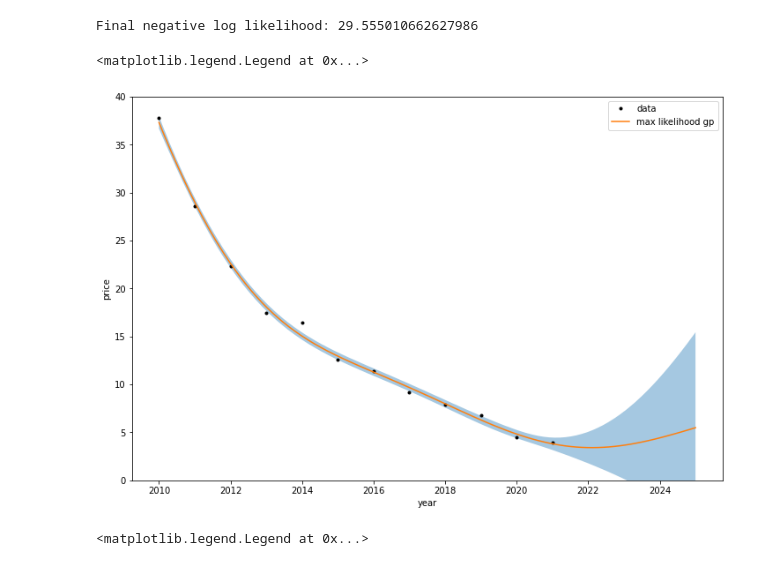
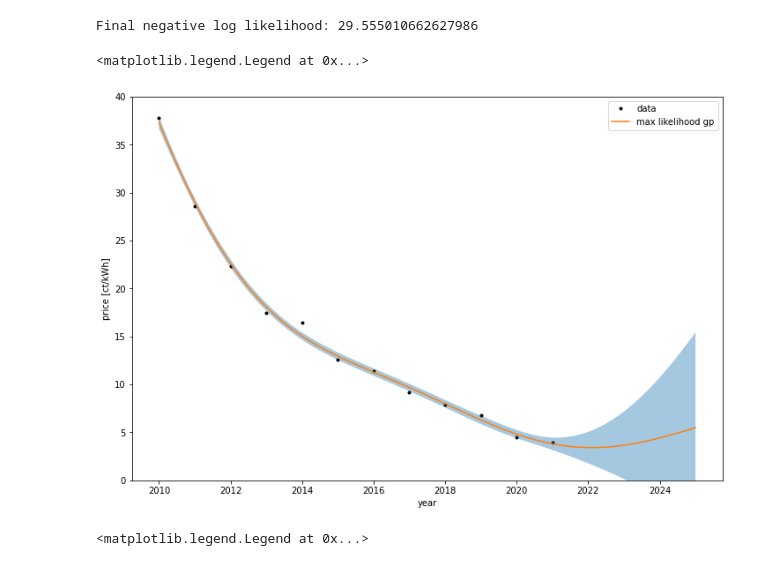
Before and after one commit to jvlatzko/Metaculus_predictions, a Jupyter notebook: 3521-Solar_prices.ipynb, the cells around one changed output. Drawn from its saved outputs; the diff is of its cells as text; code cells hidden in the pictures.

```diff
--- a/3521-Solar_prices.ipynb
+++ b/3521-Solar_prices.ipynb
@@ -87,17 +81,17 @@ Final negative log likelihood: 29.555010662627986
 # %%
 tt = np.linspace(2010, 2025, 100)
 _, cond = build_gp(soln.params).condition(sol_2019, tt)
 
 mu, std = cond.loc, np.sqrt(cond.variance)
 plt.plot(t, sol_2019, ".k", label="data")
 plt.plot(tt, mu, color="C1", label="max likelihood gp")
 plt.fill_between(tt, mu-std, mu+std, alpha=0.4)
-plt.xlabel("year"); plt.ylabel("price")
+plt.xlabel("year"); plt.ylabel("price [ct/kWh]")
 plt.ylim(0, 40)
 plt.legend()
 # %% [output]
 <matplotlib.legend.Legend at 0x...>
-[figure, old version]
+[figure, new version]
 # %%
 ti1, ti2, tc = 66, 87, 79
 plt.plot(tt[ti1:ti2], mu[ti1:ti2], label="gp (max likelihood)")
```
Also changed, not shown: parts of 2 cells of this notebook.
